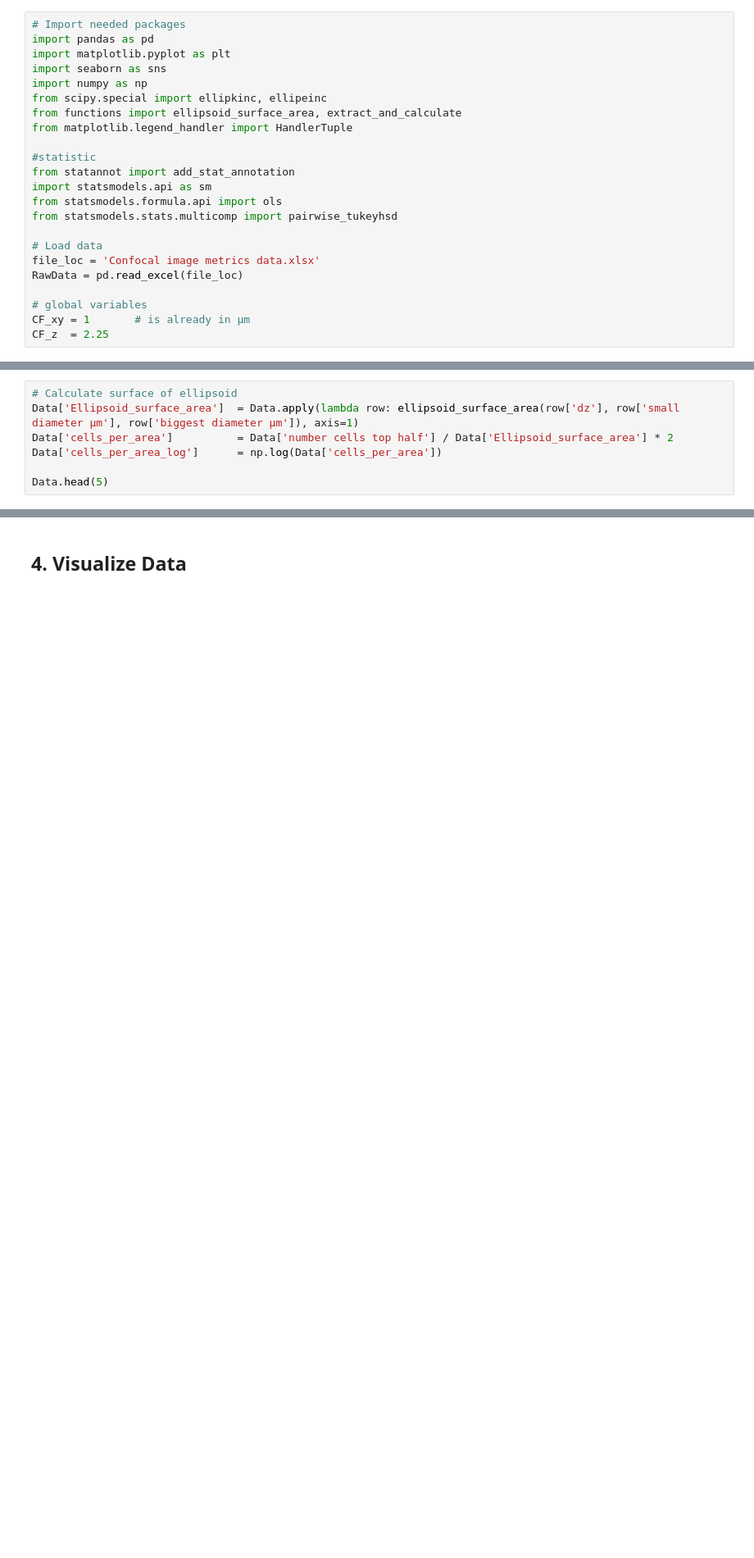
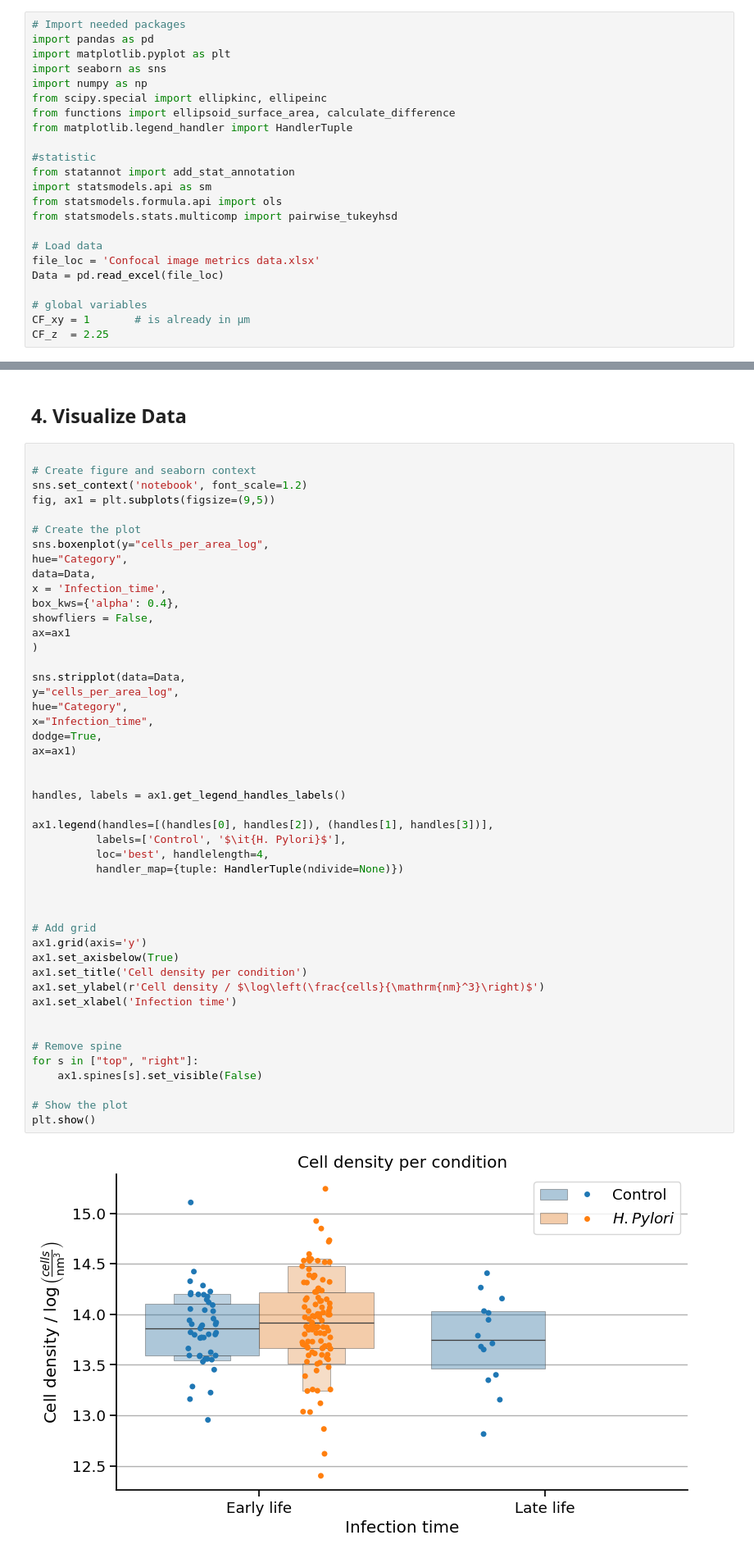
Before and after one commit to DaRoemer/OrganoCellQuant, a Jupyter notebook: Cell_count_analysis.ipynb, the cells around one changed output, grey strips where cells are left out. Shown: that part at 82% size. Saved outputs shown, nothing was run; the diff lists cells and outputs as text; blank space fills up the shorter version.

```diff
--- a/Cell_count_analysis.ipynb
+++ b/Cell_count_analysis.ipynb
@@ -15,7 +15,7 @@ import matplotlib.pyplot as plt
 import seaborn as sns
 import numpy as np
 from scipy.special import ellipkinc, ellipeinc
-from functions import ellipsoid_surface_area, extract_and_calculate
+from functions import ellipsoid_surface_area, calculate_difference
 from matplotlib.legend_handler import HandlerTuple
 
 #statistic
@@ -26,7 +26,7 @@ from statsmodels.stats.multicomp import pairwise_tukeyhsd
 
 # Load data
 file_loc = 'Confocal image metrics data.xlsx'
-RawData = pd.read_excel(file_loc)
+Data = pd.read_excel(file_loc)
 
 # global variables
 CF_xy = 1       # is already in µm
@@ -66,7 +74,0 @@ Data['dz']                      = Data['number slices top half'] * CF_z
-# %%
-# Calculate surface of ellipsoid
-Data['Ellipsoid_surface_area']  = Data.apply(lambda row: ellipsoid_surface_area(row['dz'], row['small diameter µm'], row['biggest diameter µm']), axis=1)
-Data['cells_per_area']          = Data['number cells top half'] / Data['Ellipsoid_surface_area'] * 2
-Data['cells_per_area_log']      = np.log(Data['cells_per_area'])
-
-Data.head(5)
@@ -127,2 +147,51 @@ $\log\left(\frac{cells}{\mu\mathrm{m}^3}\right)$
 # %% [markdown]
 ## 4. Visualize Data
+# %%
+
+# Create figure and seaborn context
+sns.set_context('notebook', font_scale=1.2)
+fig, ax1 = plt.subplots(figsize=(9,5))
+
+# Create the plot
+sns.boxenplot(y="cells_per_area_log",
+hue="Category",
+data=Data,
+x = 'Infection_time',
+box_kws={'alpha': 0.4},
+showfliers = False,
+ax=ax1
+)
+
+sns.stripplot(data=Data,
+y="cells_per_area_log",
+hue="Category",
+x="Infection_time",
+dodge=True,
+ax=ax1)
+
+
+handles, labels = ax1.get_legend_handles_labels()
+
+ax1.legend(handles=[(handles[0], handles[2]), (handles[1], handles[3])],
+          labels=['Control', '$\it{H. Pylori}$'],
+          loc='best', handlelength=4,
+          handler_map={tuple: HandlerTuple(ndivide=None)})
+
+
+
+# Add grid
+ax1.grid(axis='y')
+ax1.set_axisbelow(True)
+ax1.set_title('Cell density per condition')
+ax1.set_ylabel(r'Cell density / $\log\left(\frac{cells}{\mathrm{nm}^3}\right)$')
+ax1.set_xlabel('Infection time')
+
+
+# Remove spine
+for s in ["top", "right"]:
+    ax1.spines[s].set_visible(False)
+
+# Show the plot
+plt.show()
+# %% [output]
+[figure, added]
```
Also changed, not shown: parts of 14 cells of this notebook.
